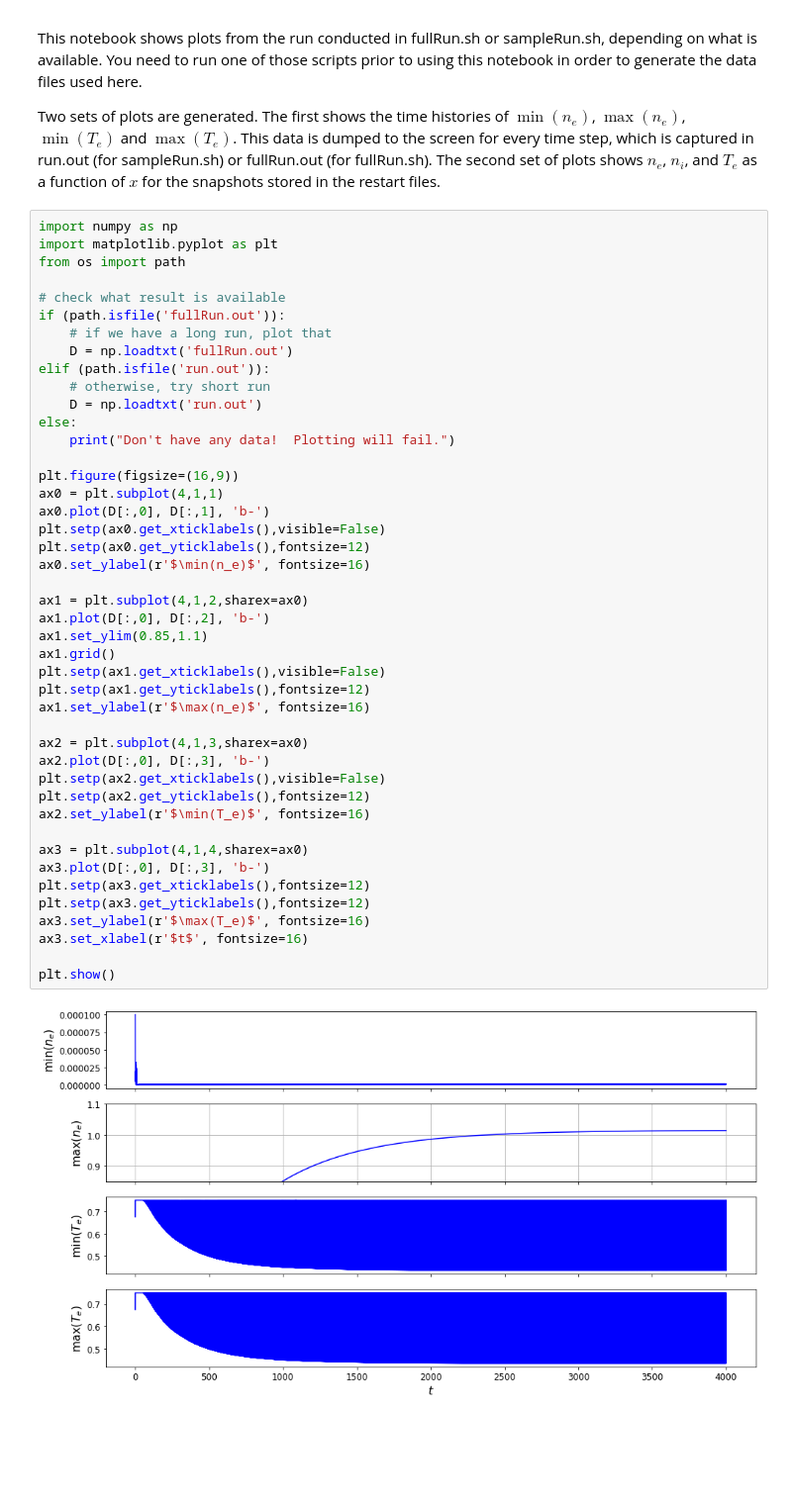
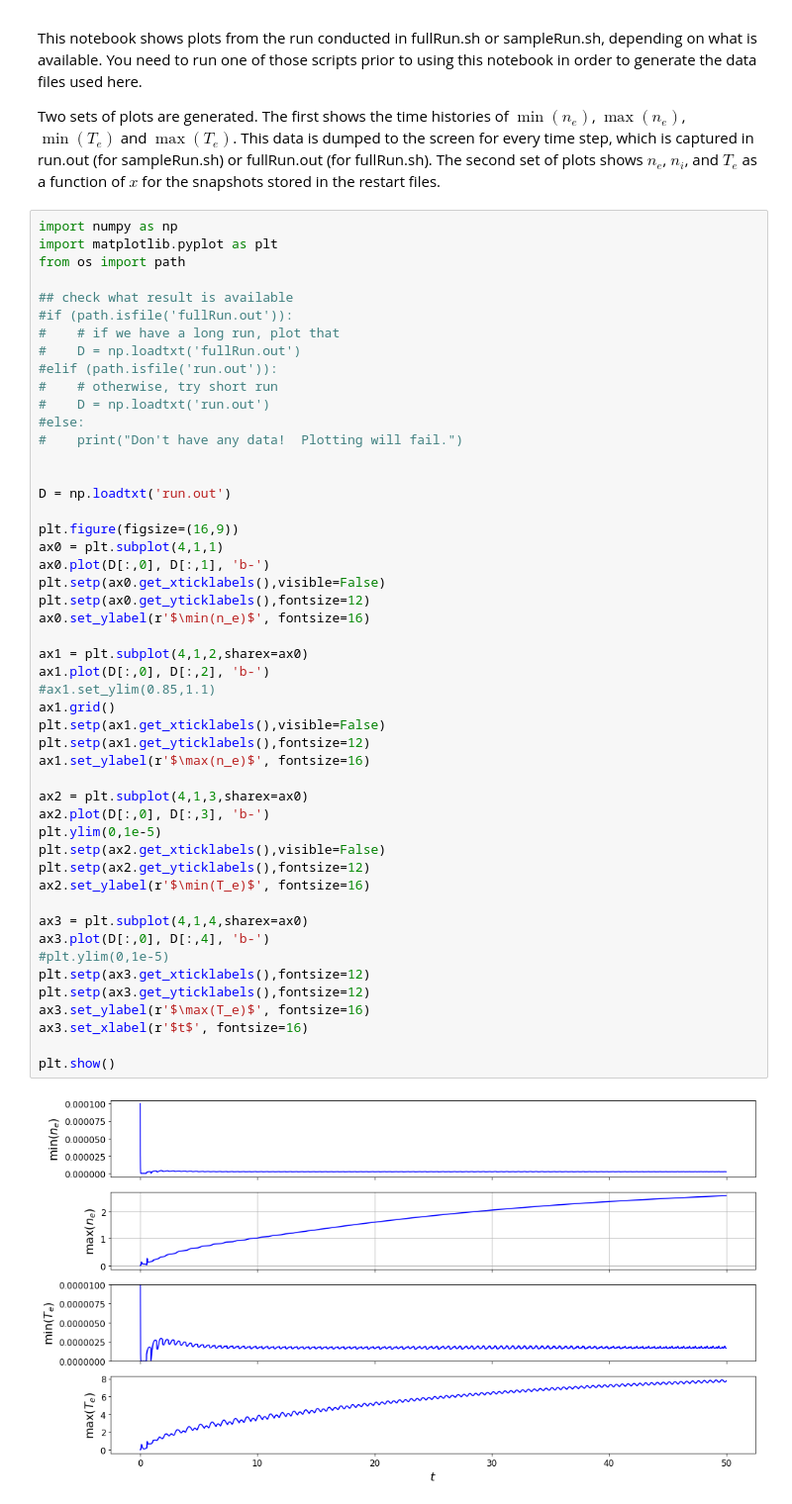
Before and after one commit to pecos/glowDischargeSolver, a Jupyter notebook: plotSampleRun.ipynb, the cells around one changed output. Shown: that part at 99% size. Saved outputs shown, nothing was run; the diff lists cells and outputs as text; blank space fills up the shorter version.

Commit message:
Update sample run and plotting for new case

```diff
--- a/plotSampleRun.ipynb
+++ b/plotSampleRun.ipynb
@@ -8,45 +8,50 @@ import numpy as np
 import matplotlib.pyplot as plt
 from os import path
 
-# check what result is available
-if (path.isfile('fullRun.out')):
-    # if we have a long run, plot that
-    D = np.loadtxt('fullRun.out')
-elif (path.isfile('run.out')):
-    # otherwise, try short run
-    D = np.loadtxt('run.out')
-else:
-    print("Don't have any data!  Plotting will fail.")
+## check what result is available
+#if (path.isfile('fullRun.out')):
+#    # if we have a long run, plot that
+#    D = np.loadtxt('fullRun.out')
+#elif (path.isfile('run.out')):
+#    # otherwise, try short run
+#    D = np.loadtxt('run.out')
+#else:
+#    print("Don't have any data!  Plotting will fail.")
+
+
+D = np.loadtxt('run.out')
 
 plt.figure(figsize=(16,9))
 ax0 = plt.subplot(4,1,1)
 ax0.plot(D[:,0], D[:,1], 'b-')
 plt.setp(ax0.get_xticklabels(),visible=False)
 plt.setp(ax0.get_yticklabels(),fontsize=12)
 ax0.set_ylabel(r'$\min(n_e)$', fontsize=16)
 
 ax1 = plt.subplot(4,1,2,sharex=ax0)
 ax1.plot(D[:,0], D[:,2], 'b-')
-ax1.set_ylim(0.85,1.1)
+#ax1.set_ylim(0.85,1.1)
 ax1.grid()
 plt.setp(ax1.get_xticklabels(),visible=False)
 plt.setp(ax1.get_yticklabels(),fontsize=12)
 ax1.set_ylabel(r'$\max(n_e)$', fontsize=16)
 
 ax2 = plt.subplot(4,1,3,sharex=ax0)
 ax2.plot(D[:,0], D[:,3], 'b-')
+plt.ylim(0,1e-5)
 plt.setp(ax2.get_xticklabels(),visible=False)
 plt.setp(ax2.get_yticklabels(),fontsize=12)
 ax2.set_ylabel(r'$\min(T_e)$', fontsize=16)
 
 ax3 = plt.subplot(4,1,4,sharex=ax0)
-ax3.plot(D[:,0], D[:,3], 'b-')
+ax3.plot(D[:,0], D[:,4], 'b-')
+#plt.ylim(0,1e-5)
 plt.setp(ax3.get_xticklabels(),fontsize=12)
 plt.setp(ax3.get_yticklabels(),fontsize=12)
 ax3.set_ylabel(r'$\max(T_e)$', fontsize=16)
 ax3.set_xlabel(r'$t$', fontsize=16)
 
 plt.show()
 # %% [output]
-[figure, old version]
+[figure, new version]
 # %%
```
Also changed, not shown: parts of 2 cells of this notebook, 1 other file.
